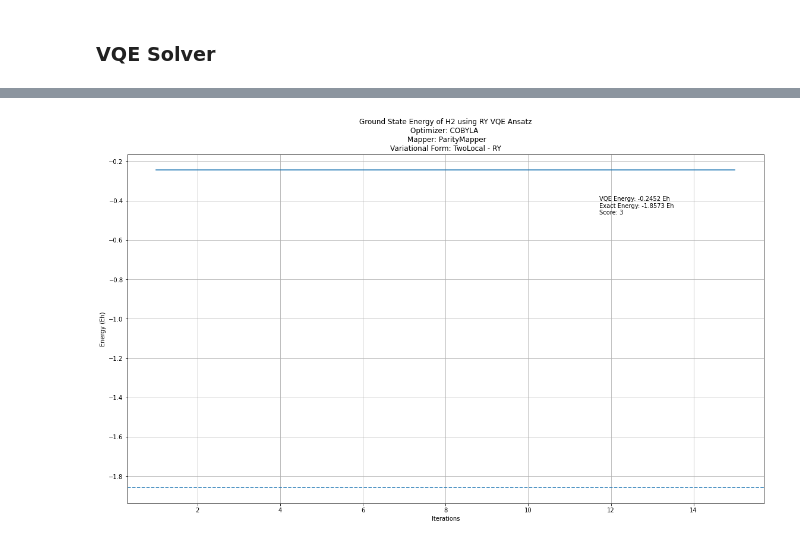
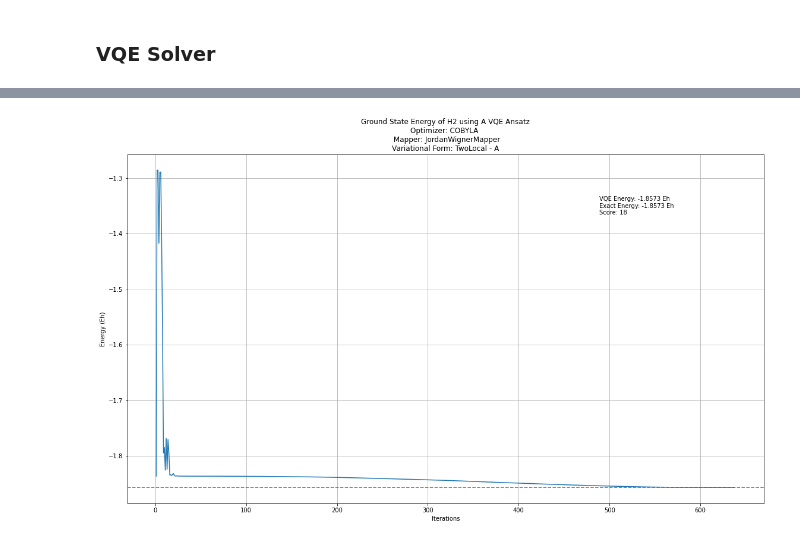
Before and after one commit to Phystro/VQEProject, a Jupyter notebook: A/A_VQE_H2.ipynb, the cells around one changed output, grey strips where cells are left out. Drawn from its saved outputs; the diff is of its cells as text; code cells hidden in the pictures.

```diff
--- a/A/A_VQE_H2.ipynb
+++ b/A/A_VQE_H2.ipynb
@@ -150,7 +83,7 @@ def get_mapper(mapper_str: str):
 
     return mapper
 # %%
-def initial_state_preparation(mapper_str: str = "jw"):
+def initial_state_preparation(mapper_str: str = "pa"):
 
     molecule = "H 0.0 0.0 0.0; H 0.0 0.0 0.735"
     driver = PySCFDriver(atom=molecule)
@@ -180,6 +113,6 @@ def initial_state_preparation(mapper_str: str = "jw"):
 
     return (qubit_op, num_particles, num_spin_orbitals, qubit_converter, es_problem)
 # %%
-qubit_op, num_particles, num_spin_orbitals, qubit_converter, es_problem = initial_state_preparation("pa")
+qubit_op, num_particles, num_spin_orbitals, qubit_converter, es_problem = initial_state_preparation("jw")
 # %%
 init_state = HartreeFock(num_spin_orbitals, num_particles, qubit_converter)
@@ -330,11 +287,11 @@ result_dict = {
     'optimizer': optimizer.__class__.__name__,
     'mapping': qubit_converter.mapper.__class__.__name__,
     'ansatz': ansatz.__class__.__name__,
-    'rotation blocks': rotation_blocks,
-    'entanglement_blocks': entanglement_blocks,
-    'entanglement': entanglement,
-    'repetitions': repetitions,
-    'skip_final_rotation_layer': skip_final_rotation_layer,
+    # 'rotation blocks': rotation_blocks,
+    # 'entanglement_blocks': entanglement_blocks,
+    # 'entanglement': entanglement,
+    # 'repetitions': repetitions,
+    # 'skip_final_rotation_layer': skip_final_rotation_layer,
     'energy (Ha)': energy,
     'error (mHa)': (energy-exact_energy)*1000,
     'pass': (energy-exact_energy)*1000 <= accuracy_threshold,
@@ -358,7 +315,7 @@ ax.grid()
 
 fig.text(0.7, 0.75, f'VQE Energy: {result.optimal_value:.4f} Eh\nExact Energy: {exact_energy:.4f} Eh\nScore: {score:.0f}')
 
-plt.title(f"Ground State Energy of H2 using A VQE Ansatz\nOptimizer: {result_dict['optimizer']} \n Mapper: {result_dict['mapping']}\nVariational Form: {result_dict['ansatz']} - RY")
+plt.title(f"Ground State Energy of H2 using A VQE Ansatz\nOptimizer: {result_dict['optimizer']} \n Mapper: {result_dict['mapping']}\nVariational Form: {result_dict['ansatz']} - A")
 
 ax.plot(counts, values)
 ax.axhline(exact_energy, linestyle='--')
@@ -378,7 +335,5 @@ Score({result_dict['score']:.0f})\
 import pandas as pd
 
 result_df = pd.DataFrame.from_dict([result_dict])
-result_df[['optimizer','ansatz', '# of qubits', 'error (mHa)', 'pass', 'score','# of parameters','rotation blocks', 'entanglement_blocks',
-
-    'entanglement', 'repetitions']]
+result_df[['optimizer','ansatz', '# of qubits', 'error (mHa)', 'pass', 'score','# of parameters', "# of CNOTs"]]
 # %% [output]
@@ -387 +342 @@ result_df[['optimizer','ansatz', '# of qubits', 'error (mHa)', 'pass', 'score','
-[figure, old version]
+[figure, new version]
```
Also changed, not shown: parts of 13 cells of this notebook, 20 other files.
